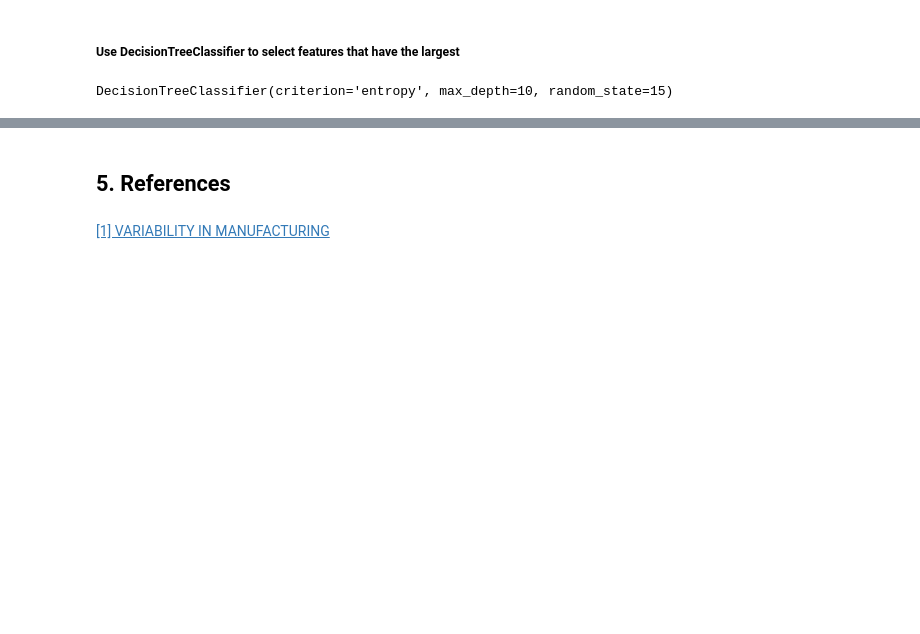
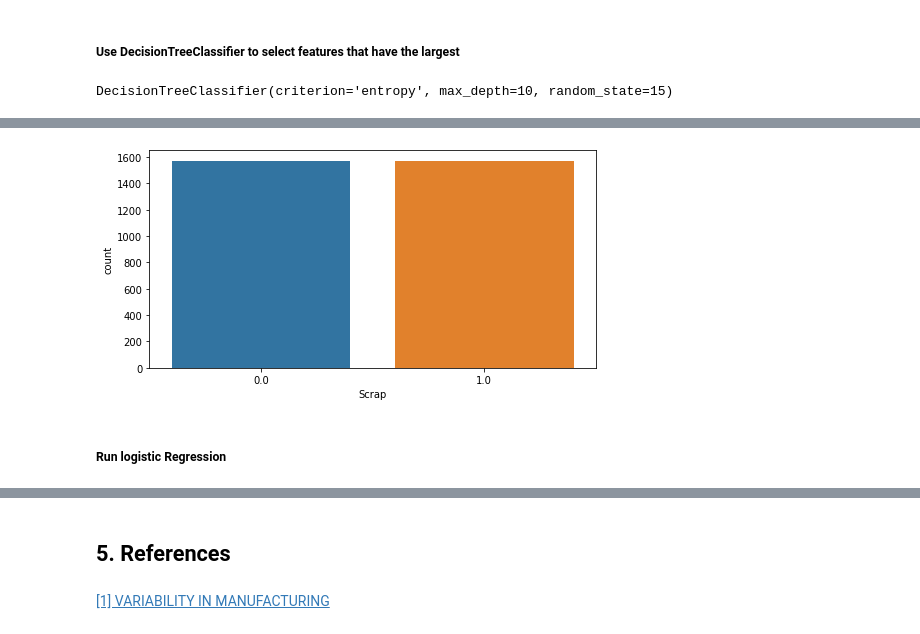
Before and after one commit to przemekbil/PfDA_2021_project, a Jupyter notebook: Project.ipynb, the cells around one changed output, grey strips where cells are left out. Cells and saved outputs as stored; diff of their text form; code cells hidden in the pictures; blank space fills up the shorter version.

```diff
--- a/Project.ipynb
+++ b/Project.ipynb
@@ -829,0 +863,12 @@ Name: Feature, dtype: object
+# %%
+undersample = RandomUnderSampler(sampling_strategy = 'majority')
+# %%
+X_train_under, Y_train_under = undersample.fit_resample(X_train, Y_train)
+# %%
+# Let's check if the Y is evenly distributed
+sns.countplot(x=Y_train_under)
+plt.show()
+# %% [output]
+[figure, added]
+# %% [markdown]
+#####  Run logistic Regression
```
Also changed, not shown: parts of 39 cells of this notebook, 1 other file.
